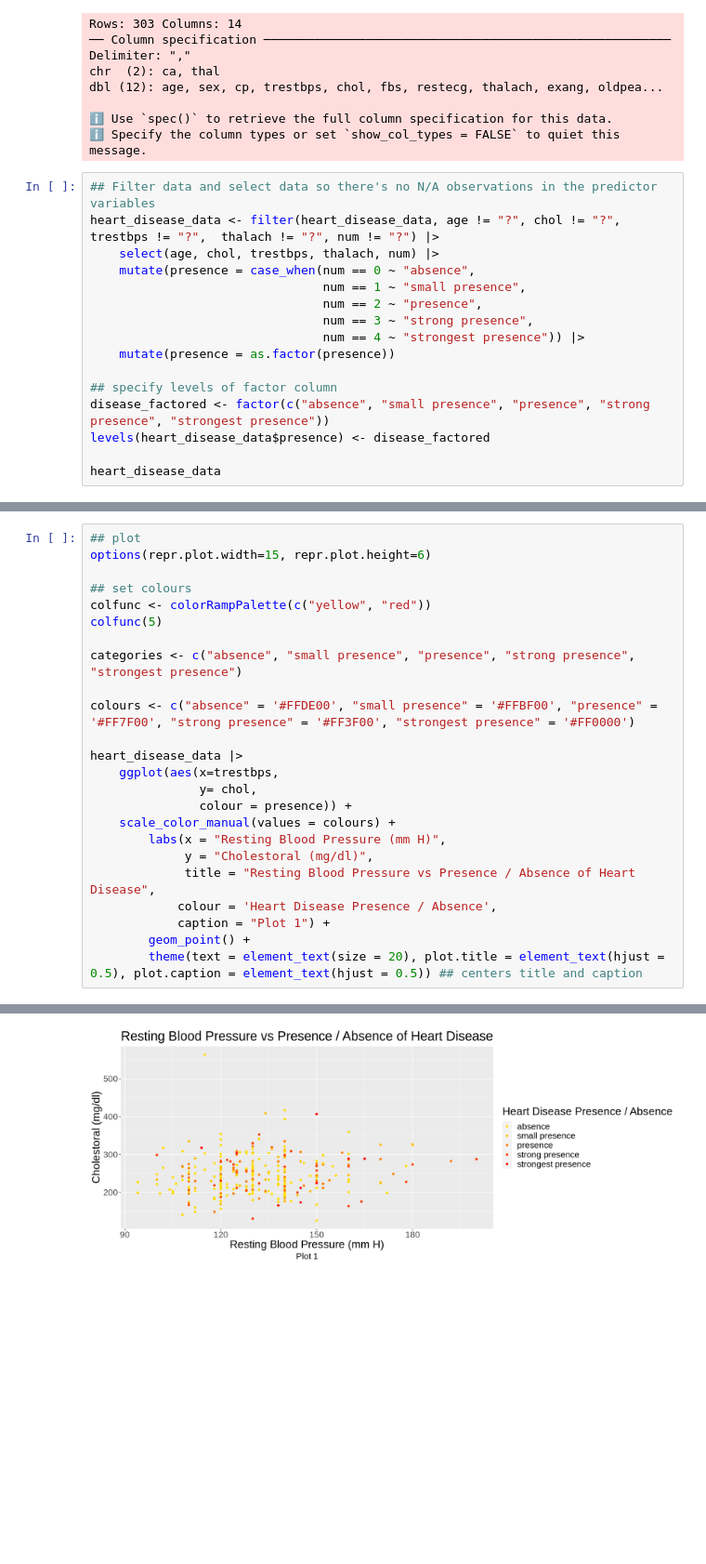
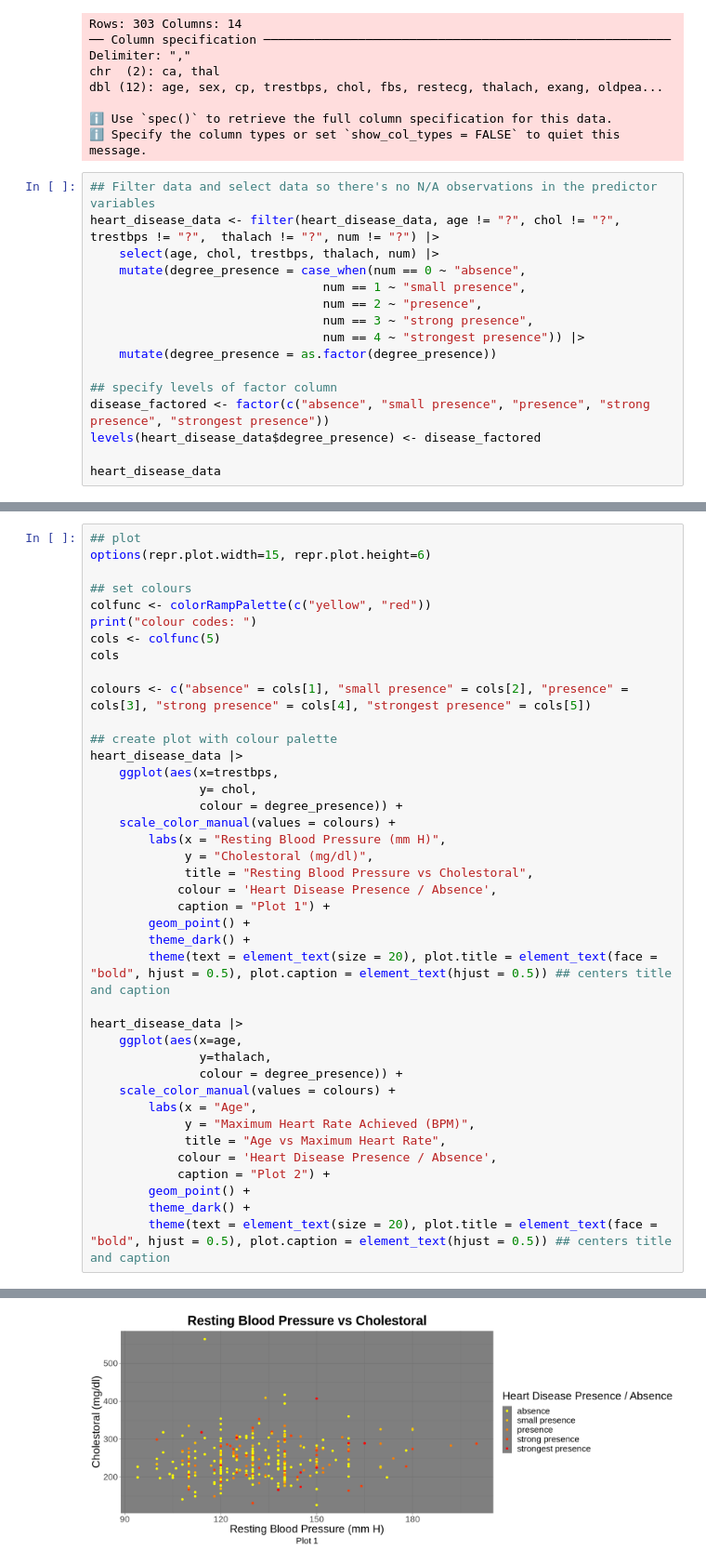
Before and after one commit to Kyleetd/DSCI100-Course-Project-2023, a Jupyter notebook: FinalProjectScript.ipynb, the cells around one changed output, grey strips where cells are left out. Shown: that part at 93% size. Drawn from its saved outputs; the diff is of its cells as text; blank space fills up the shorter version.

Commit message:
Added Preliminary Data Analysis

```diff
--- a/FinalProjectScript.ipynb
+++ b/FinalProjectScript.ipynb
@@ -40,16 +40,16 @@ dbl (12): age, sex, cp, trestbps, chol, fbs, restecg, thalach, exang, oldpea...
 ## Filter data and select data so there's no N/A observations in the predictor variables
 heart_disease_data <- filter(heart_disease_data, age != "?", chol != "?", trestbps != "?",  thalach != "?", num != "?") |>
     select(age, chol, trestbps, thalach, num) |>
-    mutate(presence = case_when(num == 0 ~ "absence",
+    mutate(degree_presence = case_when(num == 0 ~ "absence",
                                 num == 1 ~ "small presence",
                                 num == 2 ~ "presence",
                                 num == 3 ~ "strong presence",
                                 num == 4 ~ "strongest presence")) |>
-    mutate(presence = as.factor(presence))
+    mutate(degree_presence = as.factor(degree_presence))
 
 ## specify levels of factor column
 disease_factored <- factor(c("absence", "small presence", "presence", "strong presence", "strongest presence"))
-levels(heart_disease_data$presence) <- disease_factored
+levels(heart_disease_data$degree_presence) <- disease_factored
 
 heart_disease_data
 # %% [output]
@@ -78,22 +78,38 @@ options(repr.plot.width=15, repr.plot.height=6)
 
 ## set colours
 colfunc <- colorRampPalette(c("yellow", "red"))
-colfunc(5)
+print("colour codes: ")
+cols <- colfunc(5)
+cols
 
-categories <- c("absence", "small presence", "presence", "strong presence", "strongest presence")
+colours <- c("absence" = cols[1], "small presence" = cols[2], "presence" = cols[3], "strong presence" = cols[4], "strongest presence" = cols[5])
 
-colours <- c("absence" = '#FFDE00', "small presence" = '#FFBF00', "presence" = '#FF7F00', "strong presence" = '#FF3F00', "strongest presence" = '#FF0000')
-
+## create plot with colour palette
 heart_disease_data |>
     ggplot(aes(x=trestbps,
                y= chol,
-               colour = presence)) +
+               colour = degree_presence)) +
     scale_color_manual(values = colours) +
         labs(x = "Resting Blood Pressure (mm H)",
              y = "Cholestoral (mg/dl)",
-             title = "Resting Blood Pressure vs Presence / Absence of Heart Disease",
+             title = "Resting Blood Pressure vs Cholestoral",
             colour = 'Heart Disease Presence / Absence',
             caption = "Plot 1") +
         geom_point() +
-        theme(text = element_text(size = 20), plot.title = element_text(hjust = 0.5), plot.caption = element_text(hjust = 0.5)) ## centers title and caption
+        theme_dark() +
+        theme(text = element_text(size = 20), plot.title = element_text(face = "bold", hjust = 0.5), plot.caption = element_text(hjust = 0.5)) ## centers title and caption
+
+heart_disease_data |>
+    ggplot(aes(x=age,
+               y=thalach,
+               colour = degree_presence)) +
+    scale_color_manual(values = colours) +
+        labs(x = "Age",
+             y = "Maximum Heart Rate Achieved (BPM)",
+             title = "Age vs Maximum Heart Rate",
+            colour = 'Heart Disease Presence / Absence',
+            caption = "Plot 2") +
+        geom_point() +
+        theme_dark() +
+        theme(text = element_text(size = 20), plot.title = element_text(face = "bold", hjust = 0.5), plot.caption = element_text(hjust = 0.5)) ## centers title and caption
 # %% [output]
@@ -101 +118 @@ heart_disease_data |>
-[figure, old version]
+[figure, new version]
```
Also changed, not shown: parts of 27 cells of this notebook.
